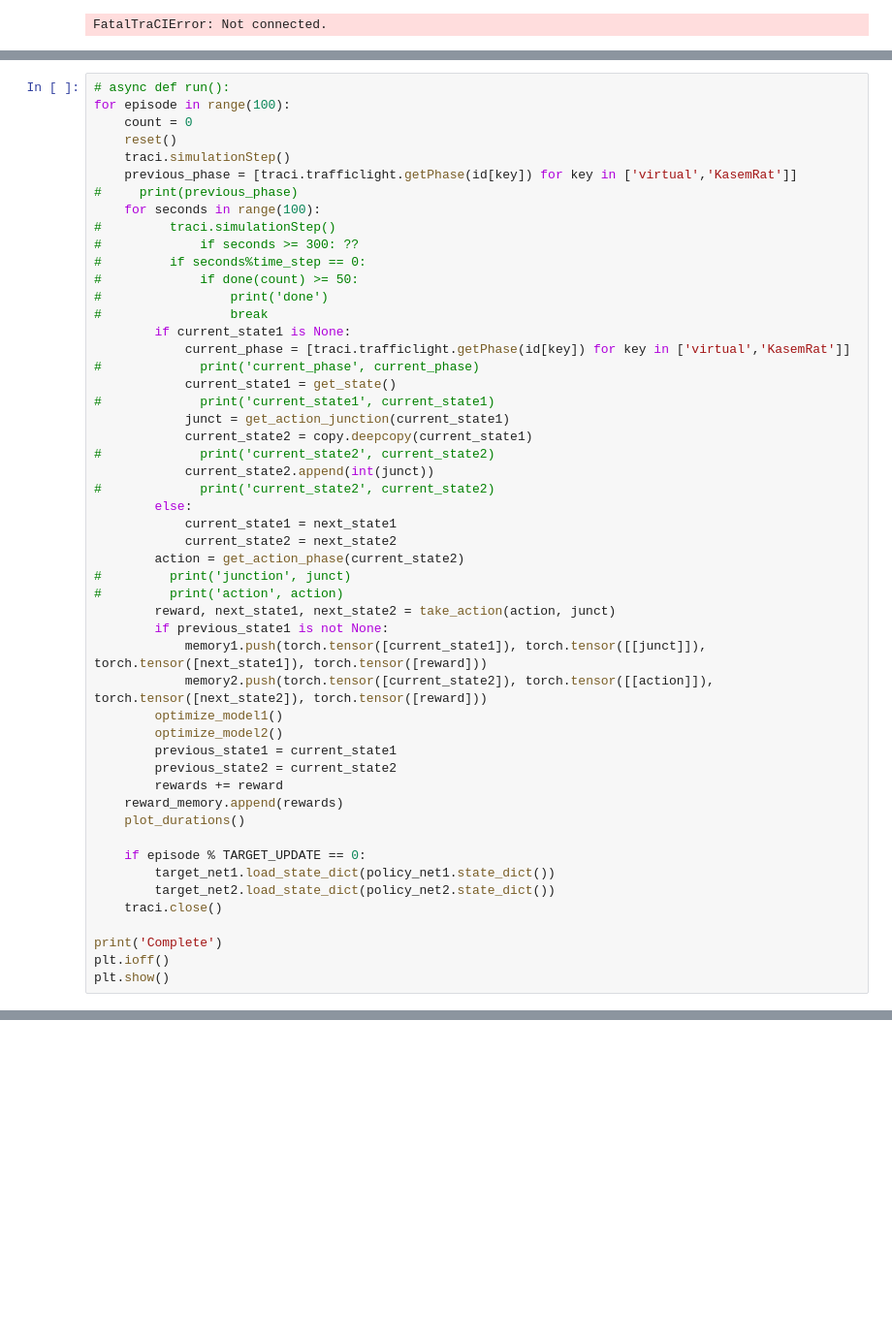
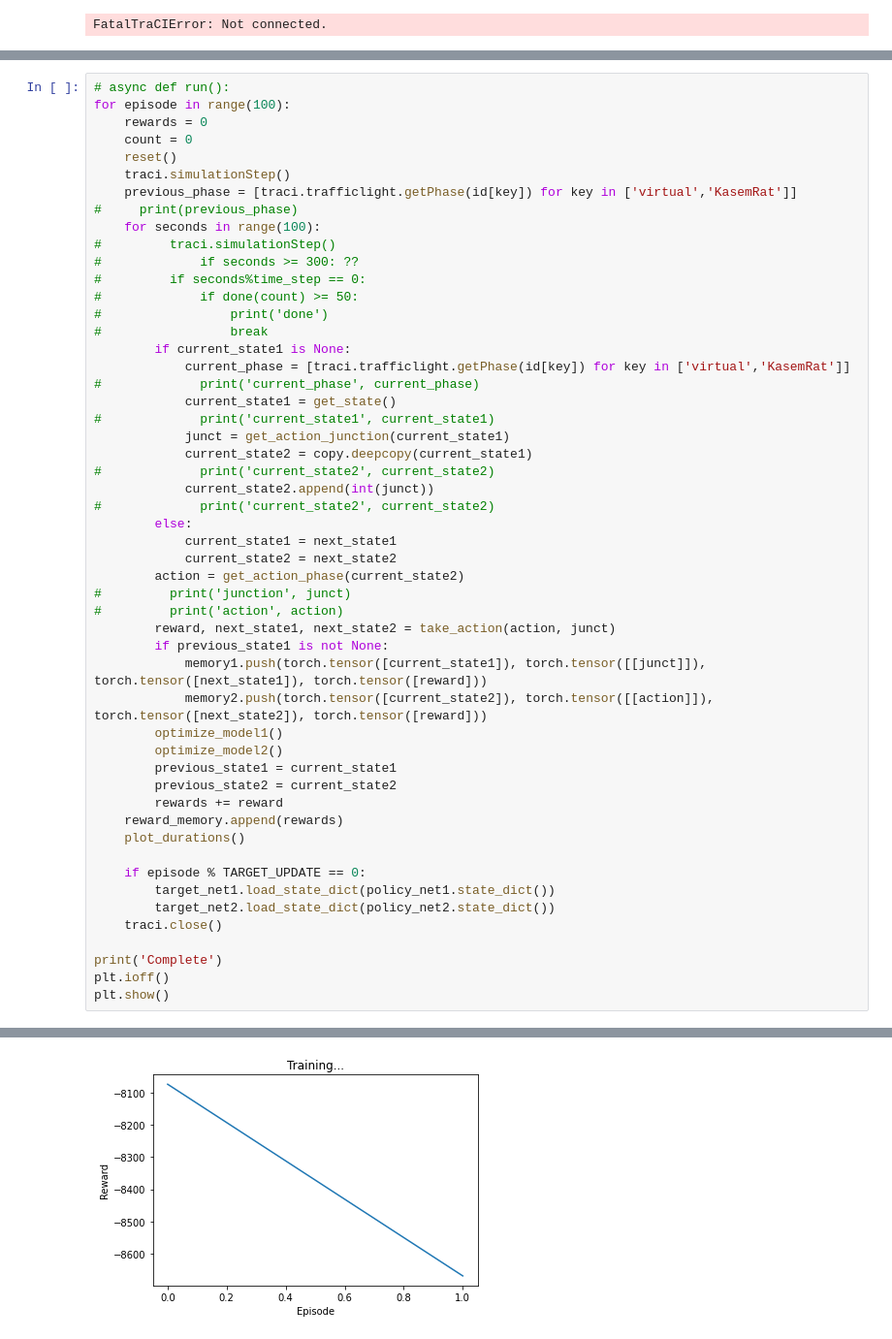
Before and after one commit to Sinadalee/Rama-4-RL, a Jupyter notebook: Rama_initial02.ipynb, the cells around one changed output, grey strips where cells are left out. Shown at 97% size. Cells and saved outputs as stored; diff of their text form; blank space fills up the shorter version.

```diff
--- a/Rama_initial02.ipynb
+++ b/Rama_initial02.ipynb
@@ -527,6 +527,7 @@ traci.close()
 # %%
 # async def run():
 for episode in range(100):
+    rewards = 0
     count = 0
     reset()
     traci.simulationStep()
@@ -575,3 +576,4 @@ for episode in range(100):
 print('Complete')
 plt.ioff()
 plt.show()
+# %% [output]
@@ -577,0 +597 @@ plt.show()
+[figure, added]
```
Also changed, not shown: parts of 2 cells of this notebook.
